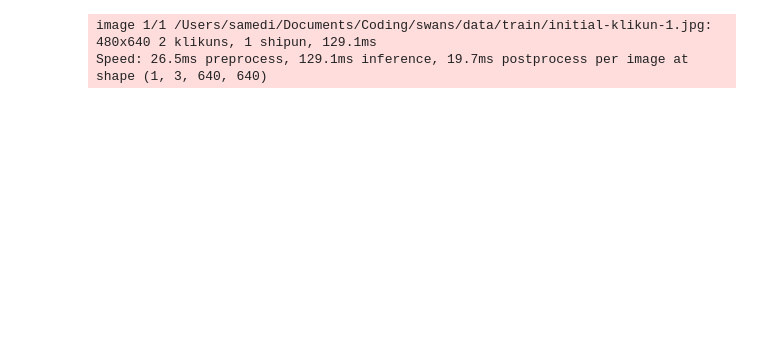
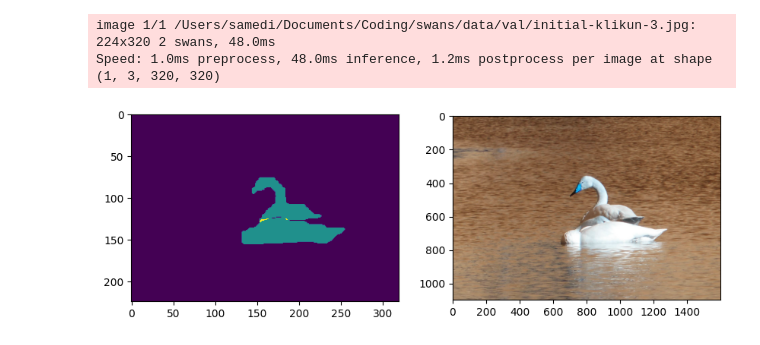
Before and after one commit to vladik-pwnz/hackCBreakthrough, a Jupyter notebook: model/yolov8/train.ipynb, the cells around one changed output. Cells and saved outputs as stored; diff of their text form; code cells hidden in the pictures; blank space fills up the shorter version.

Commit message:
in process of training

```diff
--- a/model/yolov8/train.ipynb
+++ b/model/yolov8/train.ipynb
@@ -5,7 +5,8 @@ import torch
 
 device = 'cpu'
 print('mps', torch.backends.mps.is_available())
-if torch.backends.cuda.is_available():
+if torch.cuda.is_available():
     device = '0'
+device
 # %% [output]
 mps True
@@ -13,10 +14,11 @@ AttributeError: module 'torch.backends.cuda' has no attribute 'is_available'
 # %%
-model = YOLO("./runs/segment/train4/weights/last.pt")  # load a pretrained model
+model = YOLO("/Users/samedi/Documents/Coding/swans/model/yolov8/config/colab25.pt")  # load a pretrained model
 # %%
 model.train(data="/Users/samedi/Documents/Coding/swans/model/yolov8/config/swans-seg.yaml",
-            epochs=15,
+            epochs=35,
             device=device,
-            imgsize=224,)
+            imgsz=320,
+            resume=False)
 metrics = model.val()
 # %% [output]
 New https://pypi.org/project/ultralytics/8.0.109 available 😃 Update with 'pip install -U ultralytics'
@@ -27,8 +42,19 @@ SyntaxError: 'imgsize' is not a valid YOLO argument. Similar arguments are i.e.
-# %%
-result=model("/Users/samedi/Documents/Coding/swans/data/train/initial-klikun-1.jpg",
-             device=device)
-# %% [output]
-image 1/1 /Users/samedi/Documents/Coding/swans/data/train/initial-klikun-1.jpg: 480x640 2 klikuns, 1 shipun, 129.1ms
-Speed: 26.5ms preprocess, 129.1ms inference, 19.7ms postprocess per image at shape (1, 3, 640, 640)
+# %%
+import numpy as np
+from matplotlib import pyplot as plt
+%matplotlib inline
+result=model("/Users/samedi/Documents/Coding/swans/data/val/initial-klikun-3.jpg",
+             device=device)
+arr = np.sum(result[0].masks.data.cpu().numpy(),axis=0)
+plt.figure(figsize=(10,5))
+plt.subplot(121)
+plt.imshow(arr)
+plt.subplot(122)
+plt.imshow(result[0].orig_img)
+plt.show()
+# %% [output]
+image 1/1 /Users/samedi/Documents/Coding/swans/data/val/initial-klikun-3.jpg: 224x320 2 swans, 48.0ms
+Speed: 1.0ms preprocess, 48.0ms inference, 1.2ms postprocess per image at shape (1, 3, 320, 320)
+[figure, added]
 # %%
 success = model.export(format="onnx")  # export the model to ONNX format
```
Also changed, not shown: parts of 5 cells of this notebook, 7 other files.
